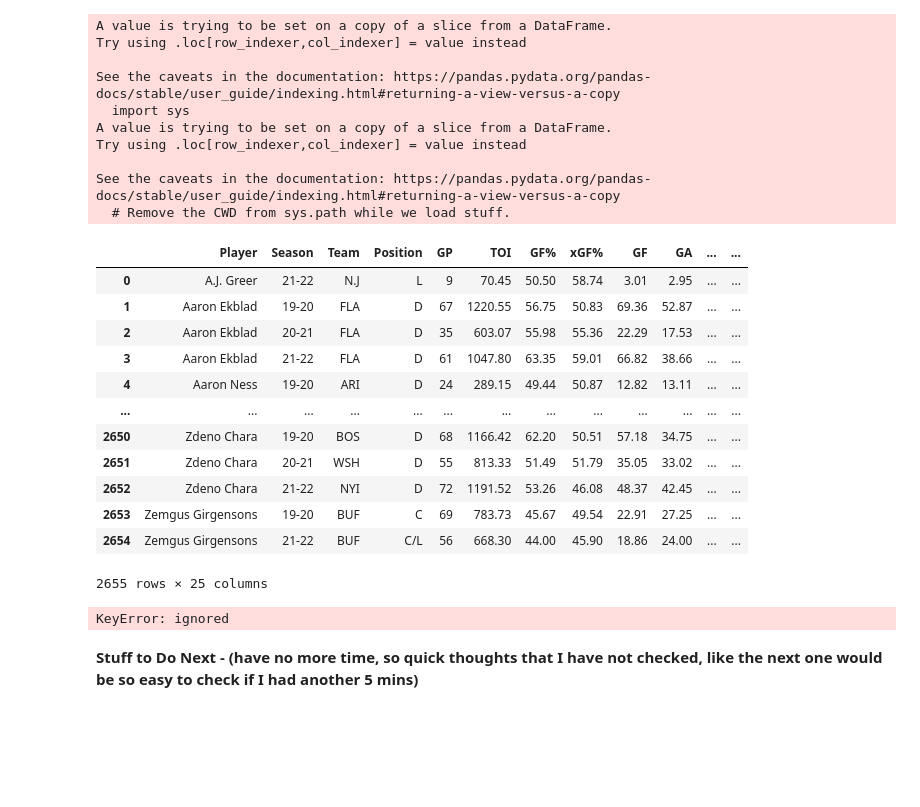
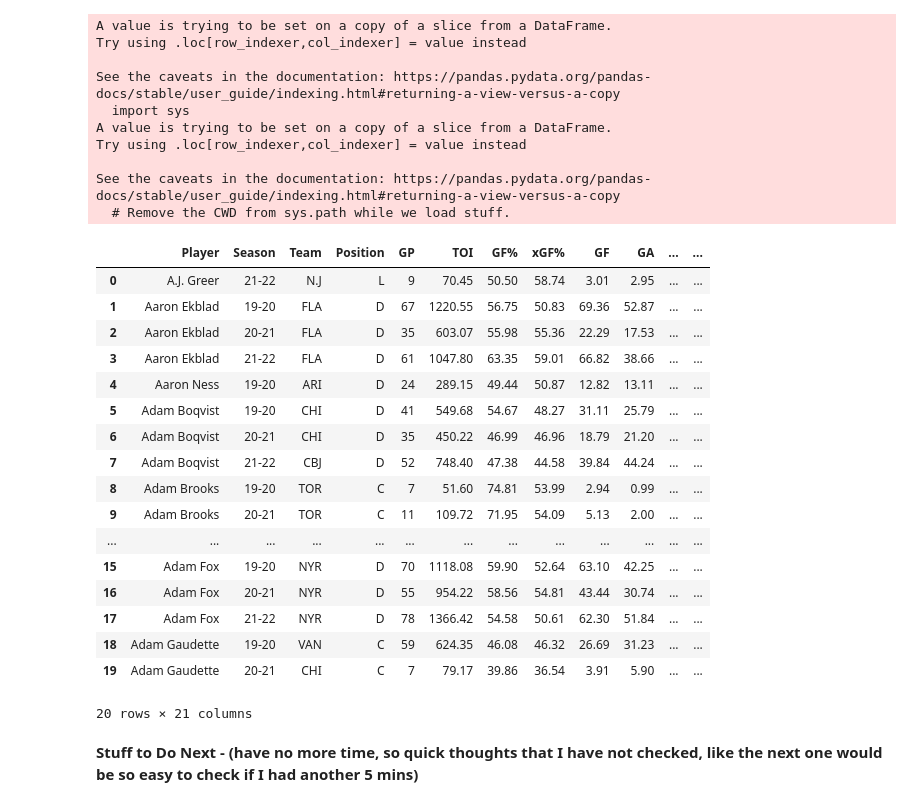
Before and after one commit to danmartin25/Hockey_Model, a Jupyter notebook: Hockey_Model_Mark_I.ipynb, the cells around one changed output. Drawn from its saved outputs; the diff is of its cells as text; code cells hidden in the pictures; blank space fills up the shorter version.

```diff
--- a/Hockey_Model_Mark_I.ipynb
+++ b/Hockey_Model_Mark_I.ipynb
@@ -61,4 +75,4 @@ skater_PP_totals['xGAA'] = skater_PP_totals['xG+/-'] - xG_mean
 # %%
 #Drop columns
-skater_PP_totals = skater_PP_totals.drop(columns = ['xGF%','xGF','xGA','xG+/-','xGAA'])
-#skater_PP_totals
+skater_PP_totals = skater_PP_totals.drop(columns = ['GF%','xGF%','GF','GA','xGF','xGA','G+/-','xG+/-','xGAA'])
+skater_PP_totals
@@ -64,0 +93,3 @@ skater_PP_totals = skater_PP_totals.drop(columns = ['xGF%','xGF','xGA','xG+/-','
+# %%
+skater_PP_totals = skater_PP_totals.rename(columns = {'Season':'Season_PP','Team':'Team_PP','Position':'Position_PP','GP':'GP_PP','TOI':'TOI_PP','GAA':'GAA_PP'})
+skater_PP_totals
@@ -155,22 +203,27 @@ See the caveats in the documentation: https://pandas.pydata.org/pandas-docs/stab
 # %%
 #Here's where problem is occuring when we combine the tables we're ending up with for example ekblad stats being repeated numerous times
 #combined_player_df = pd.merge(skater_EV_totals, skater_PP_totals, how="left", on=["Player", "Player"])
 #combined_player_df = skater_EV_totals.merge(skater_PP_totals, on = 'Player', how = 'left')
 #combined_player_df.head(20)
 
 combined_player_df = pd.concat([skater_EV_totals,skater_PP_totals], axis='columns')
-combined_player_df
+combined_player_df.head(20)
 # %% [output]
 |  | Player | Season | Team | Position | GP | TOI | GF% | xGF% | GF | GA | ... | ... |
 | 0 | A.J. Greer | 21-22 | N.J | L | 9 | 70.45 | 50.50 | 58.74 | 3.01 | 2.95 | ... | ... |
 | 1 | Aaron Ekblad | 19-20 | FLA | D | 67 | 1220.55 | 56.75 | 50.83 | 69.36 | 52.87 | ... | ... |
 | 2 | Aaron Ekblad | 20-21 | FLA | D | 35 | 603.07 | 55.98 | 55.36 | 22.29 | 17.53 | ... | ... |
 | 3 | Aaron Ekblad | 21-22 | FLA | D | 61 | 1047.80 | 63.35 | 59.01 | 66.82 | 38.66 | ... | ... |
 | 4 | Aaron Ness | 19-20 | ARI | D | 24 | 289.15 | 49.44 | 50.87 | 12.82 | 13.11 | ... | ... |
+| 5 | Adam Boqvist | 19-20 | CHI | D | 41 | 549.68 | 54.67 | 48.27 | 31.11 | 25.79 | ... | ... |
+| 6 | Adam Boqvist | 20-21 | CHI | D | 35 | 450.22 | 46.99 | 46.96 | 18.79 | 21.20 | ... | ... |
+| 7 | Adam Boqvist | 21-22 | CBJ | D | 52 | 748.40 | 47.38 | 44.58 | 39.84 | 44.24 | ... | ... |
+| 8 | Adam Brooks | 19-20 | TOR | C | 7 | 51.60 | 74.81 | 53.99 | 2.94 | 0.99 | ... | ... |
+| 9 | Adam Brooks | 20-21 | TOR | C | 11 | 109.72 | 71.95 | 54.09 | 5.13 | 2.00 | ... | ... |
 | ... | ... | ... | ... | ... | ... | ... | ... | ... | ... | ... | ... | ... |
-| 2650 | Zdeno Chara | 19-20 | BOS | D | 68 | 1166.42 | 62.20 | 50.51 | 57.18 | 34.75 | ... | ... |
-| 2651 | Zdeno Chara | 20-21 | WSH | D | 55 | 813.33 | 51.49 | 51.79 | 35.05 | 33.02 | ... | ... |
-| 2652 | Zdeno Chara | 21-22 | NYI | D | 72 | 1191.52 | 53.26 | 46.08 | 48.37 | 42.45 | ... | ... |
-| 2653 | Zemgus Girgensons | 19-20 | BUF | C | 69 | 783.73 | 45.67 | 49.54 | 22.91 | 27.25 | ... | ... |
-| 2654 | Zemgus Girgensons | 21-22 | BUF | C/L | 56 | 668.30 | 44.00 | 45.90 | 18.86 | 24.00 | ... | ... |
+| 15 | Adam Fox | 19-20 | NYR | D | 70 | 1118.08 | 59.90 | 52.64 | 63.10 | 42.25 | ... | ... |
+| 16 | Adam Fox | 20-21 | NYR | D | 55 | 954.22 | 58.56 | 54.81 | 43.44 | 30.74 | ... | ... |
+| 17 | Adam Fox | 21-22 | NYR | D | 78 | 1366.42 | 54.58 | 50.61 | 62.30 | 51.84 | ... | ... |
+| 18 | Adam Gaudette | 19-20 | VAN | C | 59 | 624.35 | 46.08 | 46.32 | 26.69 | 31.23 | ... | ... |
+| 19 | Adam Gaudette | 20-21 | CHI | C | 7 | 79.17 | 39.86 | 36.54 | 3.91 | 5.90 | ... | ... |
-2655 rows × 25 columns
+20 rows × 21 columns
@@ -181,8 +230,6 @@ combined_player_df
 # %%
-combined_player_df = combined_player_df.drop(columns = ['GF%_x','GF_x','GA_x','Season_y','Team_y','Position_y','GP_y','GF%_y','GF_y','GA_y','G+/-_y'])
+combined_player_df = combined_player_df.drop(columns = ['GF%','xGF%','GF','GA','Season_y','Team_y','Position_y','GP_y','GF%_y','GF_y','GA_y','G+/-_y'])
 combined_player_df
-# %% [output]
-KeyError: ignored
 # %%
 #Merge EV,PP,SH tables together
 full_player_totals = pd.merge(combined_player_df, skater_SH_totals, how="left", on=["Player", "Player"])
```
Also changed, not shown: parts of 6 cells of this notebook.
